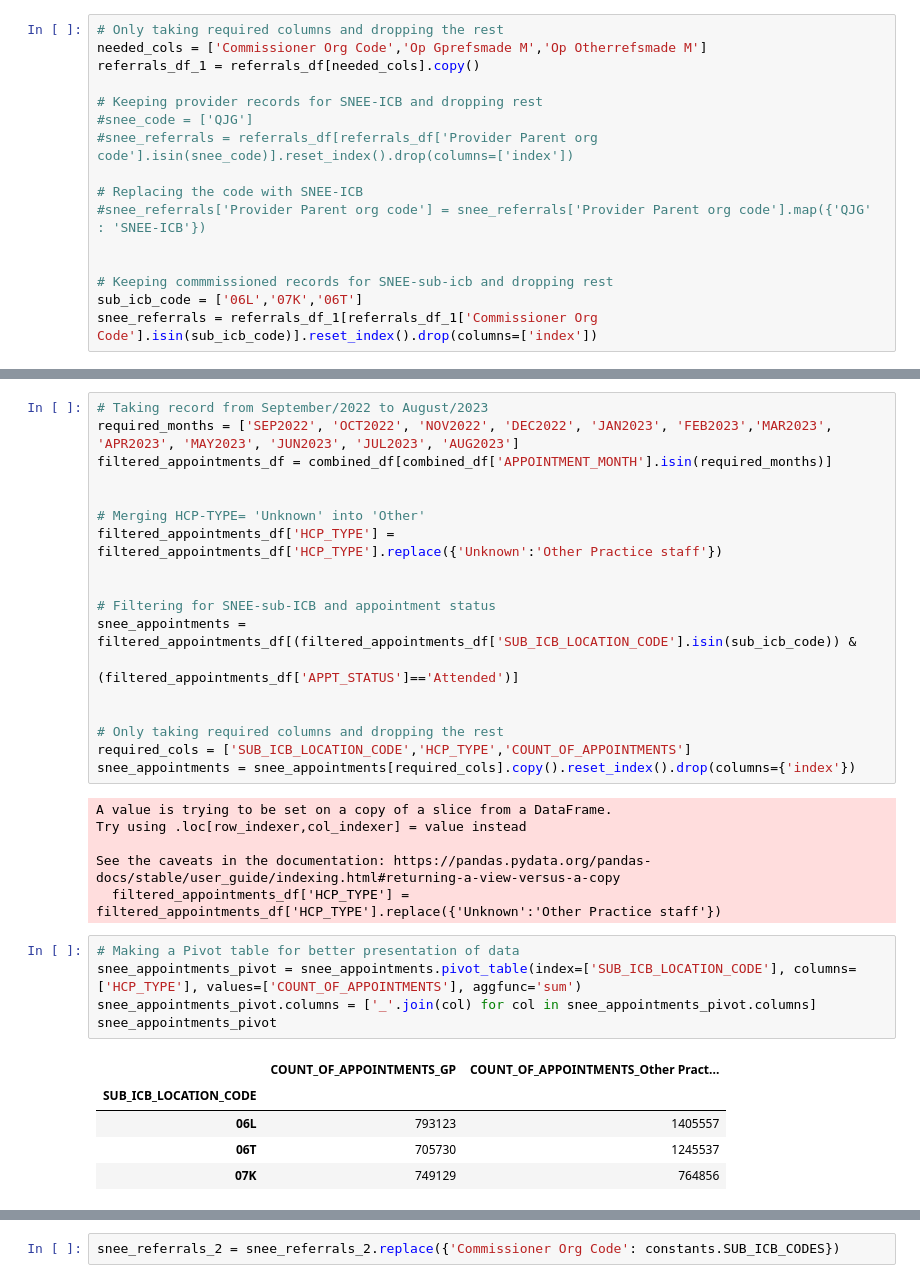
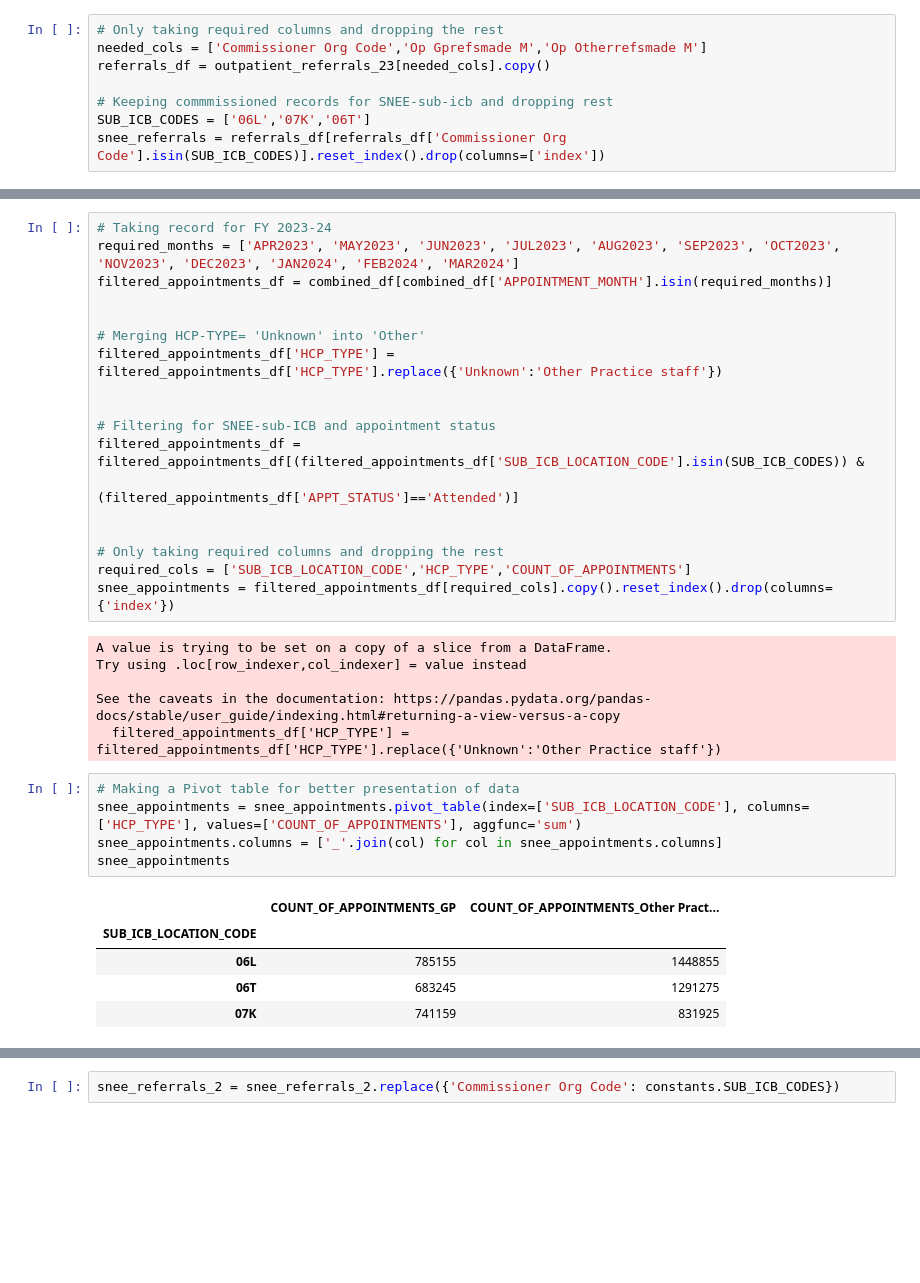
Before and after one commit to SNEE-ICS/PrimaryCareDemandAndCapacity, a Jupyter notebook: notebooks/1d_ReferralRate.ipynb, the cells around one changed output, grey strips where cells are left out. Saved outputs shown, nothing was run; the diff lists cells and outputs as text; blank space fills up the shorter version.

```diff
--- a/notebooks/1d_ReferralRate.ipynb
+++ b/notebooks/1d_ReferralRate.ipynb
@@ -85,19 +71,11 @@ referrals_df.head()
 # %%
 # Only taking required columns and dropping the rest
 needed_cols = ['Commissioner Org Code','Op Gprefsmade M','Op Otherrefsmade M']
-referrals_df_1 = referrals_df[needed_cols].copy()
-
-# Keeping provider records for SNEE-ICB and dropping rest
-#snee_code = ['QJG']
-#snee_referrals = referrals_df[referrals_df['Provider Parent org code'].isin(snee_code)].reset_index().drop(columns=['index'])
-
-# Replacing the code with SNEE-ICB
-#snee_referrals['Provider Parent org code'] = snee_referrals['Provider Parent org code'].map({'QJG' : 'SNEE-ICB'})
-
+referrals_df = outpatient_referrals_23[needed_cols].copy()
 
 # Keeping commmissioned records for SNEE-sub-icb and dropping rest
-sub_icb_code = ['06L','07K','06T']
-snee_referrals = referrals_df_1[referrals_df_1['Commissioner Org Code'].isin(sub_icb_code)].reset_index().drop(columns=['index'])
+SUB_ICB_CODES = ['06L','07K','06T']
+snee_referrals = referrals_df[referrals_df['Commissioner Org Code'].isin(SUB_ICB_CODES)].reset_index().drop(columns=['index'])
 # %%
 snee_referrals_groupby = snee_referrals.rename(columns={'Op Gprefsmade M':'GP_Ref', 'Op Otherrefsmade M':'Others_ref'}).groupby(['Commissioner Org Code']).sum()
 snee_referrals_groupby
@@ -131,8 +109,8 @@ combined_df.head()
 | 3 | 02T | E38000025 | NHS West Yorkshire ICB - 02T | E54000054 | NHS West Yorkshire Integrated Car... | ... |
 | 4 | 02T | E38000025 | NHS West Yorkshire ICB - 02T | E54000054 | NHS West Yorkshire Integrated Car... | ... |
 # %%
-# Taking record from September/2022 to August/2023
-required_months = ['SEP2022', 'OCT2022', 'NOV2022', 'DEC2022', 'JAN2023', 'FEB2023','MAR2023', 'APR2023', 'MAY2023', 'JUN2023', 'JUL2023', 'AUG2023']
+# Taking record for FY 2023-24
+required_months = ['APR2023', 'MAY2023', 'JUN2023', 'JUL2023', 'AUG2023', 'SEP2023', 'OCT2023', 'NOV2023', 'DEC2023', 'JAN2024', 'FEB2024', 'MAR2024']
 filtered_appointments_df = combined_df[combined_df['APPOINTMENT_MONTH'].isin(required_months)]
 
 
@@ -141,13 +119,13 @@ filtered_appointments_df['HCP_TYPE'] = filtered_appointments_df['HCP_TYPE'].repl
 
 
 # Filtering for SNEE-sub-ICB and appointment status
-snee_appointments = filtered_appointments_df[(filtered_appointments_df['SUB_ICB_LOCATION_CODE'].isin(sub_icb_code)) &
+filtered_appointments_df = filtered_appointments_df[(filtered_appointments_df['SUB_ICB_LOCATION_CODE'].isin(SUB_ICB_CODES)) &
                                                 (filtered_appointments_df['APPT_STATUS']=='Attended')]
 
 
 # Only taking required columns and dropping the rest
 required_cols = ['SUB_ICB_LOCATION_CODE','HCP_TYPE','COUNT_OF_APPOINTMENTS']
-snee_appointments = snee_appointments[required_cols].copy().reset_index().drop(columns={'index'})
+snee_appointments = filtered_appointments_df[required_cols].copy().reset_index().drop(columns={'index'})
 # %% [output]
 A value is trying to be set on a copy of a slice from a DataFrame.
 Try using .loc[row_indexer,col_indexer] = value instead
@@ -156,13 +134,13 @@ See the caveats in the documentation: https://pandas.pydata.org/pandas-docs/stab
   filtered_appointments_df['HCP_TYPE'] = filtered_appointments_df['HCP_TYPE'].replace({'Unknown':'Other Practice staff'})
 # %%
 # Making a Pivot table for better presentation of data
-snee_appointments_pivot = snee_appointments.pivot_table(index=['SUB_ICB_LOCATION_CODE'], columns=['HCP_TYPE'], values=['COUNT_OF_APPOINTMENTS'], aggfunc='sum')
-snee_appointments_pivot.columns = ['_'.join(col) for col in snee_appointments_pivot.columns]
-snee_appointments_pivot
+snee_appointments = snee_appointments.pivot_table(index=['SUB_ICB_LOCATION_CODE'], columns=['HCP_TYPE'], values=['COUNT_OF_APPOINTMENTS'], aggfunc='sum')
+snee_appointments.columns = ['_'.join(col) for col in snee_appointments.columns]
+snee_appointments
 # %% [output]
 |  | COUNT_OF_APPOINTMENTS_GP | COUNT_OF_APPOINTMENTS_Other Pract... |
 | SUB_ICB_LOCATION_CODE |  |  |
-| 06L | 793123 | 1405557 |
-| 06T | 705730 | 1245537 |
-| 07K | 749129 | 764856 |
+| 06L | 785155 | 1448855 |
+| 06T | 683245 | 1291275 |
+| 07K | 741159 | 831925 |
 # %% [markdown]
```
Also changed, not shown: parts of 21 cells of this notebook, 10 other files.
